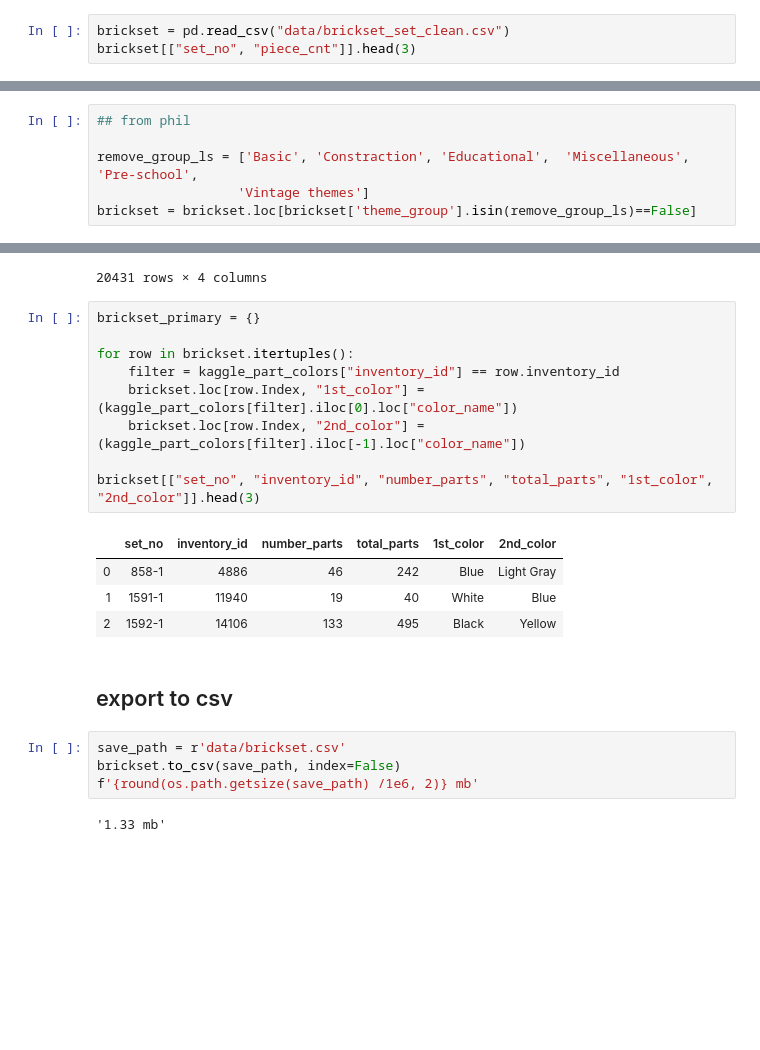
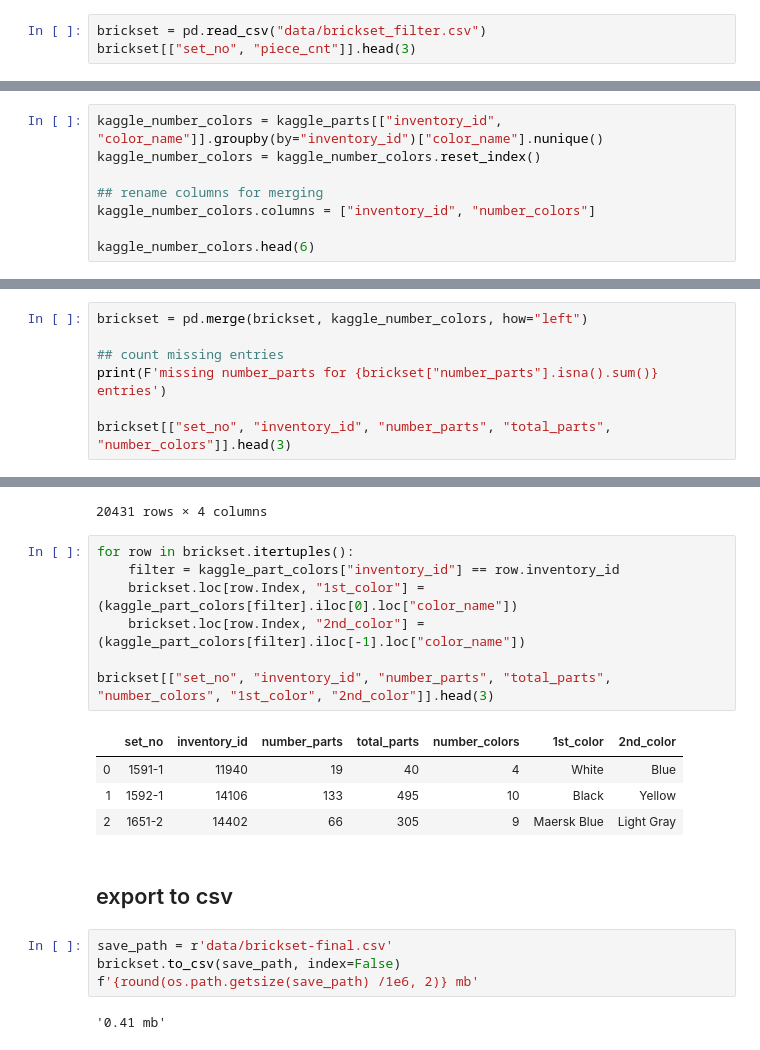
Before and after one commit to PhilBusko/RegressionProject, a Jupyter notebook: 250_merge_brickset_kaggle.ipynb, the cells around one changed output, grey strips where cells are left out. Drawn from its saved outputs; the diff is of its cells as text; blank space fills up the shorter version.

Commit message:
sorin make brickset-final.csv

```diff
--- a/250_merge_brickset_kaggle.ipynb
+++ b/250_merge_brickset_kaggle.ipynb
@@ -17,7 +17,7 @@ pd.set_option('display.max_colwidth', -1)
 
 import brickset_helper as bh
 # %%
-brickset = pd.read_csv("data/brickset_set_clean.csv")
+brickset = pd.read_csv("data/brickset_filter.csv")
 brickset[["set_no", "piece_cnt"]].head(3)
 # %% [output]
 |  | set_no | piece_cnt |
@@ -27,9 +27,3 @@ brickset[["set_no", "piece_cnt"]].head(3)
-# %%
-## from phil
-
-remove_group_ls = ['Basic', 'Constraction', 'Educational',  'Miscellaneous', 'Pre-school',
-                  'Vintage themes']
-brickset = brickset.loc[brickset['theme_group'].isin(remove_group_ls)==False]
 # %% [markdown]
 ## merge inventory_id as new column
 # %%
@@ -231,0 +228,8 @@ memory usage: 908.5+ KB
+# %%
+kaggle_number_colors = kaggle_parts[["inventory_id", "color_name"]].groupby(by="inventory_id")["color_name"].nunique()
+kaggle_number_colors = kaggle_number_colors.reset_index()
+
+## rename columns for merging
+kaggle_number_colors.columns = ["inventory_id", "number_colors"]
+
+kaggle_number_colors.head(6)
@@ -231,0 +244,7 @@ memory usage: 908.5+ KB
+# %%
+brickset = pd.merge(brickset, kaggle_number_colors, how="left")
+
+## count missing entries
+print(F'missing number_parts for {brickset["number_parts"].isna().sum()} entries')
+
+brickset[["set_no", "inventory_id", "number_parts", "total_parts", "number_colors"]].head(3)
@@ -263,24 +288,22 @@ kaggle_part_colors
 | 20430 | 18708 | 94375 | Black | 40 |
 20431 rows × 4 columns
 # %%
-brickset_primary = {}
-
 for row in brickset.itertuples():
     filter = kaggle_part_colors["inventory_id"] == row.inventory_id
     brickset.loc[row.Index, "1st_color"] = (kaggle_part_colors[filter].iloc[0].loc["color_name"])
     brickset.loc[row.Index, "2nd_color"] = (kaggle_part_colors[filter].iloc[-1].loc["color_name"])
 
-brickset[["set_no", "inventory_id", "number_parts", "total_parts", "1st_color", "2nd_color"]].head(3)
+brickset[["set_no", "inventory_id", "number_parts", "total_parts", "number_colors", "1st_color", "2nd_color"]].head(3)
 # %% [output]
-|  | set_no | inventory_id | number_parts | total_parts | 1st_color | 2nd_color |
-| 0 | 858-1 | 4886 | 46 | 242 | Blue | Light Gray |
-| 1 | 1591-1 | 11940 | 19 | 40 | White | Blue |
-| 2 | 1592-1 | 14106 | 133 | 495 | Black | Yellow |
+|  | set_no | inventory_id | number_parts | total_parts | number_colors | 1st_color | 2nd_color |
+| 0 | 1591-1 | 11940 | 19 | 40 | 4 | White | Blue |
+| 1 | 1592-1 | 14106 | 133 | 495 | 10 | Black | Yellow |
+| 2 | 1651-2 | 14402 | 66 | 305 | 9 | Maersk Blue | Light Gray |
 # %% [markdown]
 ## export to csv
 # %%
-save_path = r'data/brickset.csv'
+save_path = r'data/brickset-final.csv'
 brickset.to_csv(save_path, index=False)
 f'{round(os.path.getsize(save_path) /1e6, 2)} mb'
 # %% [output]
-'1.33 mb'
+'0.41 mb'
```
Also changed, not shown: parts of 11 cells of this notebook, 2 other files.
